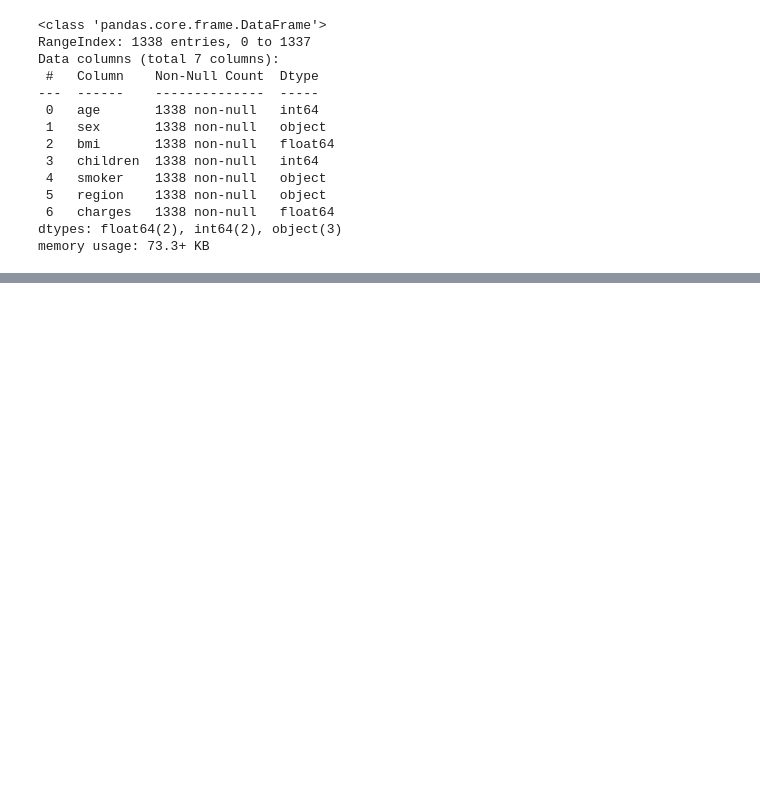
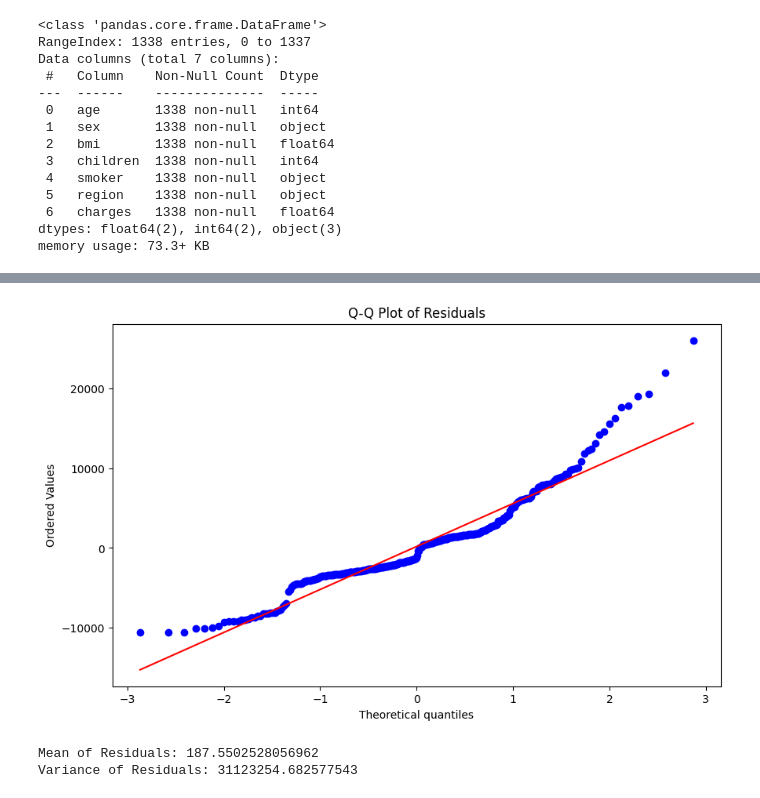
Before and after one commit to waheb-1988/machine_learning_project_usa_insurance_data_set, a Jupyter notebook: notebooks/01_EDA.ipynb, the cells around one changed output, grey strips where cells are left out. Cells and saved outputs as stored; diff of their text form; code cells hidden in the pictures; blank space fills up the shorter version.

```diff
--- a/notebooks/01_EDA.ipynb
+++ b/notebooks/01_EDA.ipynb
@@ -945,0 +1127,20 @@ plt.show()
+# %%
+import scipy.stats as stats
+
+# Q-Q plot
+plt.figure(figsize=(10,6))
+stats.probplot(residuals, dist="norm", plot=plt)
+plt.title("Q-Q Plot of Residuals")
+plt.show()
+# %% [output]
+[figure, added]
+# %%
+# Mean and Variance of Residuals
+residual_mean = residuals.mean()
+residual_variance = residuals.var()
+
+print(f"Mean of Residuals: {residual_mean}")
+print(f"Variance of Residuals: {residual_variance}")
+# %% [output]
+Mean of Residuals: 187.5502528056962
+Variance of Residuals: 31123254.682577543
```
Also changed, not shown: parts of 44 cells of this notebook, 1 other file.
